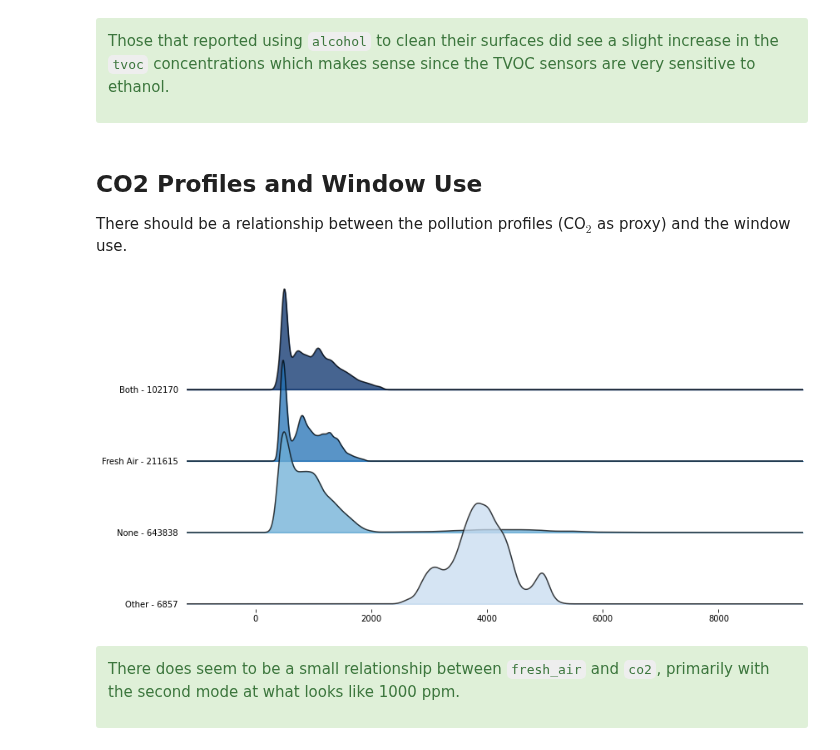
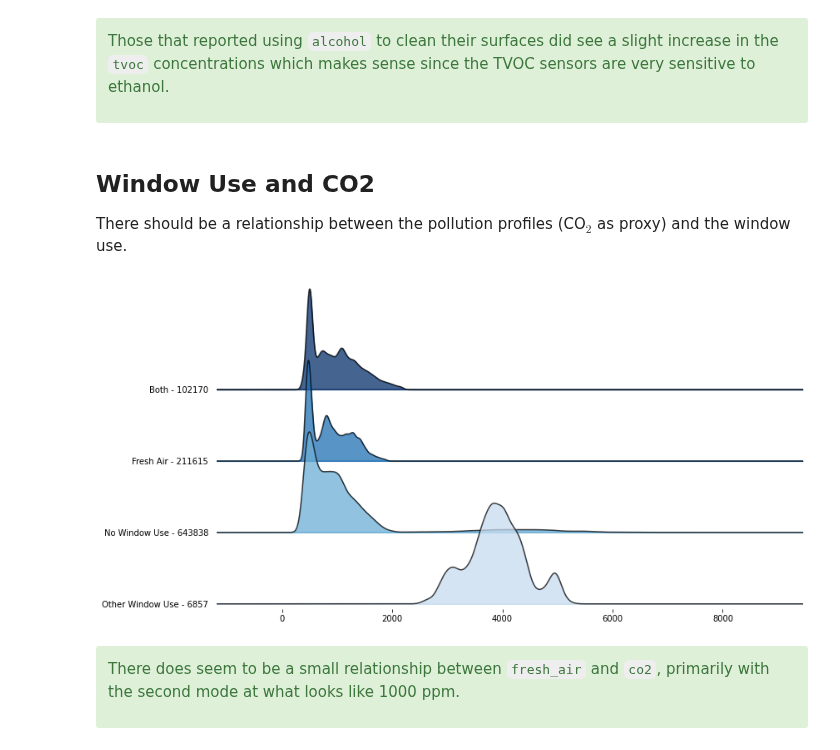
Before and after one commit to intelligent-environments-lab/utx000, a Jupyter notebook: notebooks/4.11.1-hef-beacon_redcap-summary.ipynb, the cells around one changed output. Cells and saved outputs as stored; diff of their text form; code cells hidden in the pictures.

```diff
--- a/notebooks/4.11.1-hef-beacon_redcap-summary.ipynb
+++ b/notebooks/4.11.1-hef-beacon_redcap-summary.ipynb
@@ -112,5 +117,5 @@ Those that reported using `alcohol` to clean their surfaces did see a slight inc
 
 </div>
 # %% [markdown]
-## CO2 Profiles and Window Use
+## Window Use and CO2
 There should be a relationship between the pollution profiles (CO$_2$ as proxy) and the window use.
@@ -123,9 +122,8 @@ def check_window_use(row):
 # %%
-env["none"] = env.apply(check_window_use,axis="columns")
-window_uses = ["change_temperature","fresh_air","both","other","none"]
+window_uses = ["change_temperature","fresh_air","both","other_window_use","no_window_use"]
 env_window = plot_joyplot(env, window_uses, "co2", "window_use", save=True)
 # %% [output]
-[figure, old version]
+[figure, new version]
 # %% [markdown]
 <div class="alert alert-block alert-success">
 
```
Also changed, not shown: parts of 8 cells of this notebook.
